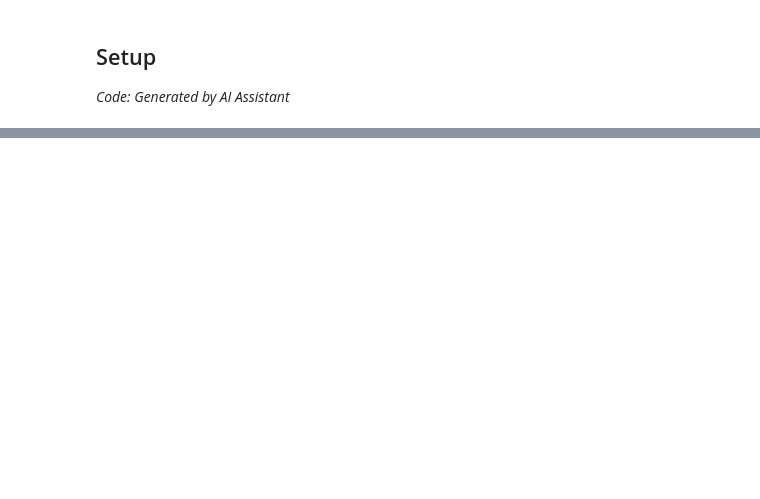
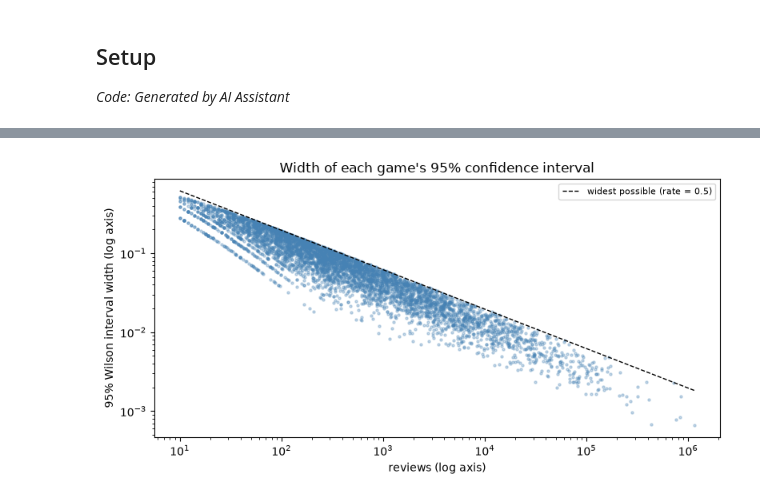
Before and after one commit to SinYang13/IS630, a Jupyter notebook: notebooks/06_aq5_review_reliability.ipynb, the cells around one changed output, grey strips where cells are left out. Cells and saved outputs as stored; diff of their text form; code cells hidden in the pictures; blank space fills up the shorter version.

```diff
--- a/notebooks/06_aq5_review_reliability.ipynb
+++ b/notebooks/06_aq5_review_reliability.ipynb
@@ -551,0 +228,26 @@ tables : ['06_aq5_bayes_summary.csv', '06_aq5_posterior_predictive.csv', '06_aq5
+# %%
+games["wilson_low"], games["wilson_high"] = proportion_confint(games["k"], games["n"], alpha=0.05, method="wilson")
+games["wilson_width"] = games["wilson_high"] - games["wilson_low"]
+textbook_half = 1.96 * np.sqrt(games["raw_rate"] * (1 - games["raw_rate"]) / games["n"])
+games["textbook_width"] = 2 * textbook_half
+games["textbook_above_1"] = games["raw_rate"] + textbook_half > 1
+
+ci_table = games.groupby("band", observed=True).agg(
+    games=("n", "size"), median_wilson_width=("wilson_width", "median"), median_textbook_width=("textbook_width", "median"),
+    textbook_intervals_above_1=("textbook_above_1", "sum"))
+ci_table["share_textbook_above_1"] = ci_table["textbook_intervals_above_1"] / ci_table["games"]
+ci_table.to_csv(config.TABLES / "06_aq5_interval_width_by_band.csv")
+
+fig, ax = plt.subplots(figsize=(8, 4.2))
+ax.scatter(games["n"], games["wilson_width"], s=5, alpha=0.3, color="steelblue")
+grid = np.logspace(np.log10(MIN_REVIEWS), np.log10(games["n"].max()), 100)
+ax.plot(grid, 2 * 1.96 * np.sqrt(0.25 / grid), color="black", linestyle="--", linewidth=1, label="widest possible (rate = 0.5)")
+ax.set_xscale("log"); ax.set_yscale("log")
+ax.set_xlabel("reviews (log axis)"); ax.set_ylabel("95% Wilson interval width (log axis)")
+ax.set_title("Width of each game's 95% confidence interval"); ax.legend(fontsize=8)
+plt.tight_layout()
+save_fig(fig, "06_aq5_wilson_width")
+plt.show()
+ci_table.round(3)
+# %% [output]
+[figure, added]
```
Also changed, not shown: parts of 64 cells of this notebook, 30 other files.
